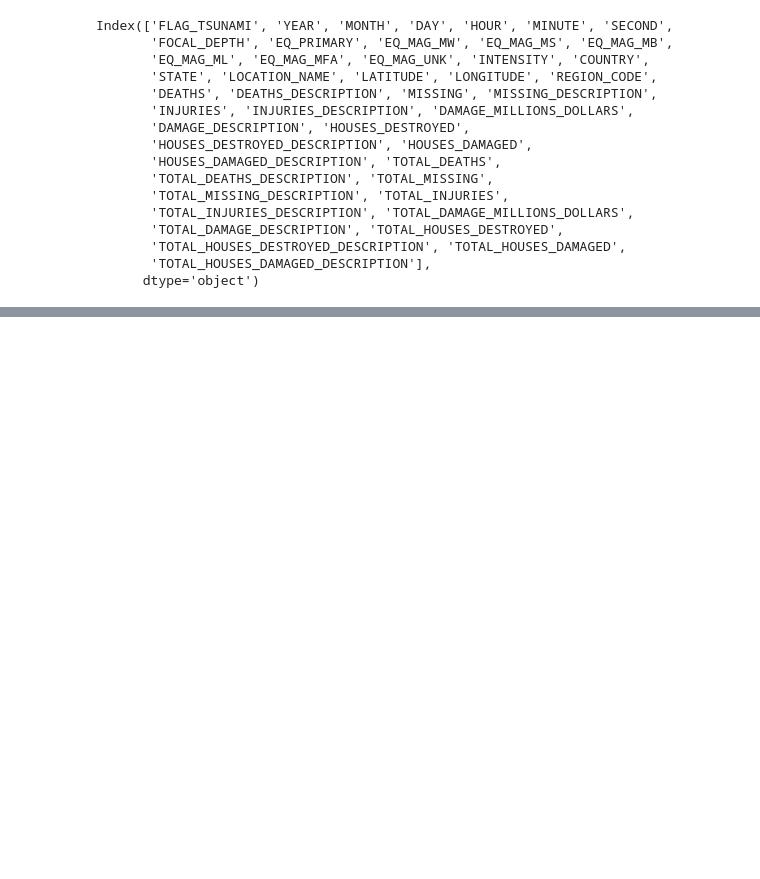
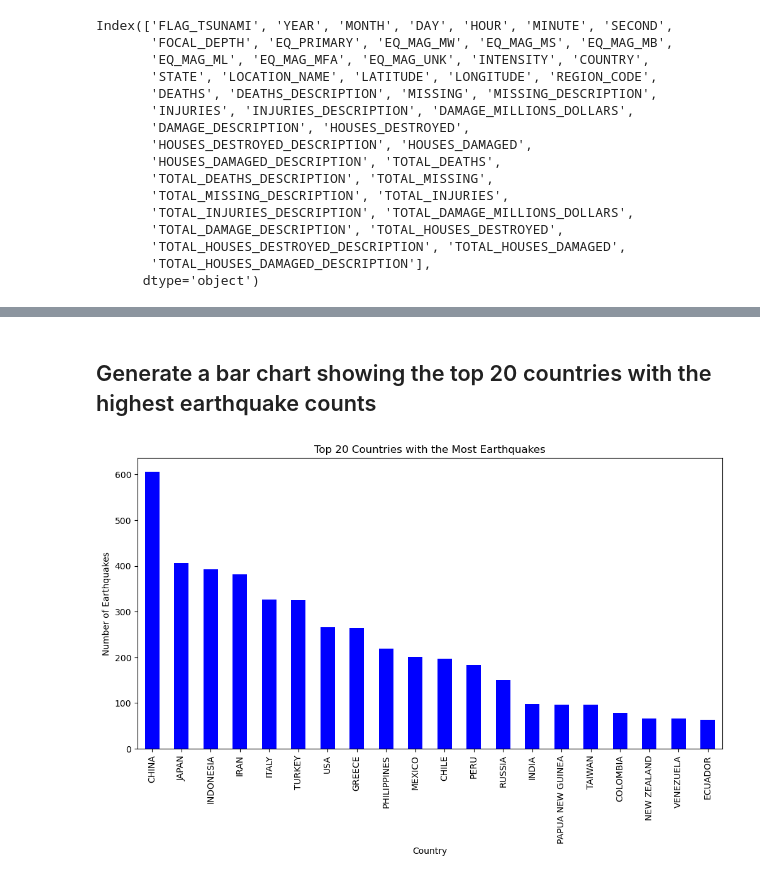
Before and after one commit to Shivabajelan/Global-Significant-Earthquake-Analysis, a Jupyter notebook: Worldwide_Earthquake.ipynb, the cells around one changed output, grey strips where cells are left out. Drawn from its saved outputs; the diff is of its cells as text; code cells hidden in the pictures; blank space fills up the shorter version.

Commit message:
some bar charts added

```diff
--- a/Worldwide_Earthquake.ipynb
+++ b/Worldwide_Earthquake.ipynb
@@ -119,0 +121,17 @@ As it is presented in the head and the tail of the dataset the more resent the d
+# %% [markdown]
+## Generate a bar chart showing  the top 20 countries with the highest earthquake counts
+# %%
+# Count the number of earthquakes per country
+earthquake_count_per_country = worldwide_earthquake_df['COUNTRY'].value_counts()
+
+# Select the top 20 countries
+top_countries = earthquake_count_per_country.head(20)
+
+# plot the bar chart
+top_countries.plot(kind='bar', figsize=(12, 6), color='blue')
+plt.title('Top 20 Countries with the Most Earthquakes')
+plt.xlabel('Country')
+plt.ylabel('Number of Earthquakes')
+plt.show()
+# %% [output]
+[figure, added]
```
Also changed, not shown: parts of 11 cells of this notebook, 1 other file.
